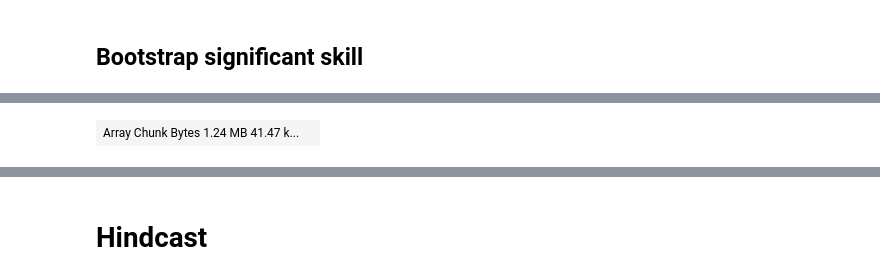
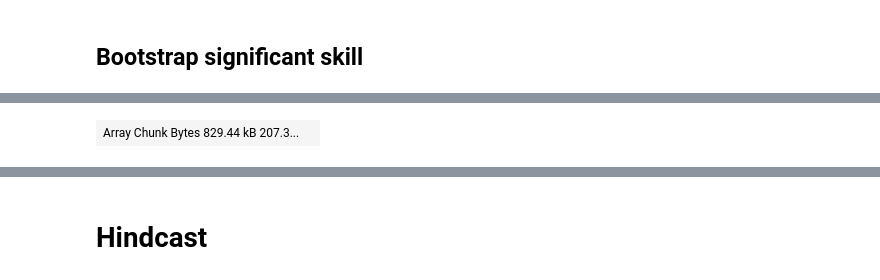
Before and after one commit to aaronspring/climpred-cloud-demo, a Jupyter notebook: climpred_benchmark.ipynb, the cells around one changed output, grey strips where cells are left out. Cells and saved outputs as stored; diff of their text form; code cells hidden in the pictures.

Commit message:
update to new climpred version

```diff
--- a/climpred_benchmark.ipynb
+++ b/climpred_benchmark.ipynb
@@ -114,2 +113,5 @@ from climpred.prediction import compute_perfect_model
+# %%
+from climpred import PerfectModelEnsemble
+pm = PerfectModelEnsemble(ds).add_control(control)
 # %%
-cp_kwargs = {'metric': 'acc', 'comparison':'m2e'}
+cp_kwargs = {'metric': 'mae', 'comparison':'m2e', 'dim':['init','member']}
@@ -136,6 +133,7 @@ from climpred.bootstrap import bootstrap_perfect_model
 # %%
-iterations=500
+iterations=100
 # %%
-%time bskill = bootstrap_perfect_model(ds, control, iterations=iterations, **cp_kwargs)
-bskill.data
+%%time
+bskill = pm.bootstrap(**cp_kwargs, iterations=iterations, reference='uninitialized')
+bskill['var'].data
 # %% [output]
@@ -144,2 +142,2 @@ Wall time: 5.44 s
-| Array Chunk Bytes 1.24 MB 41.47 k... |  |
+| Array Chunk Bytes 829.44 kB 207.3... |  |
 # %%
```
Also changed, not shown: parts of 31 cells of this notebook, 2 other files.
